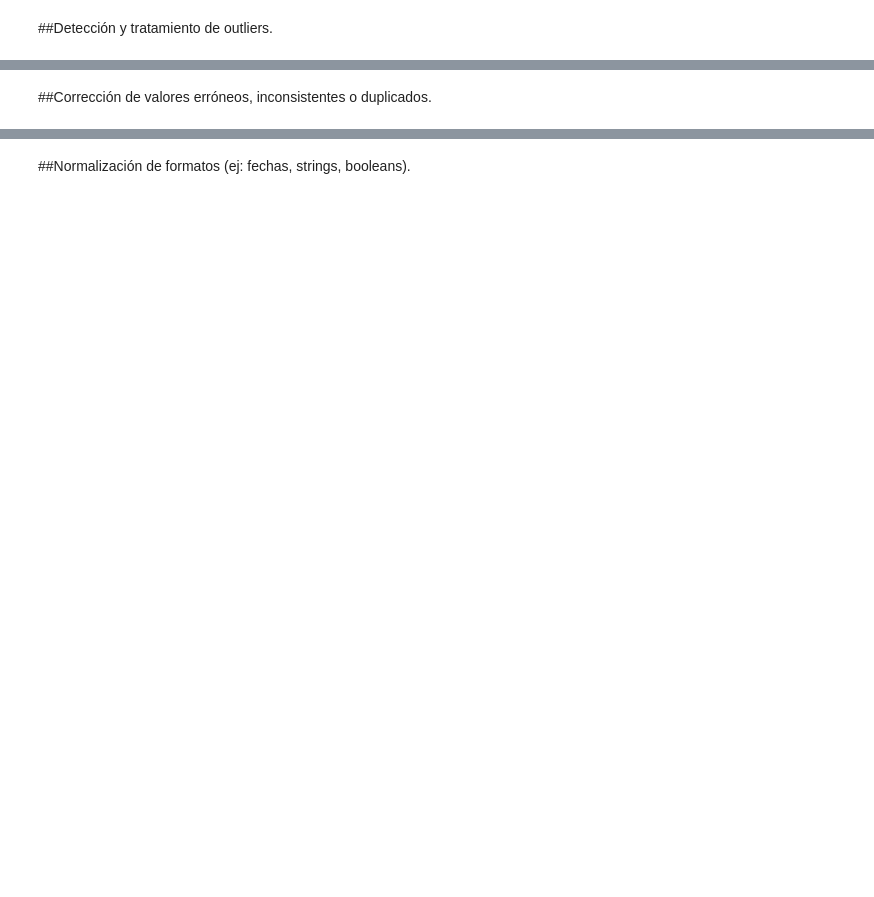
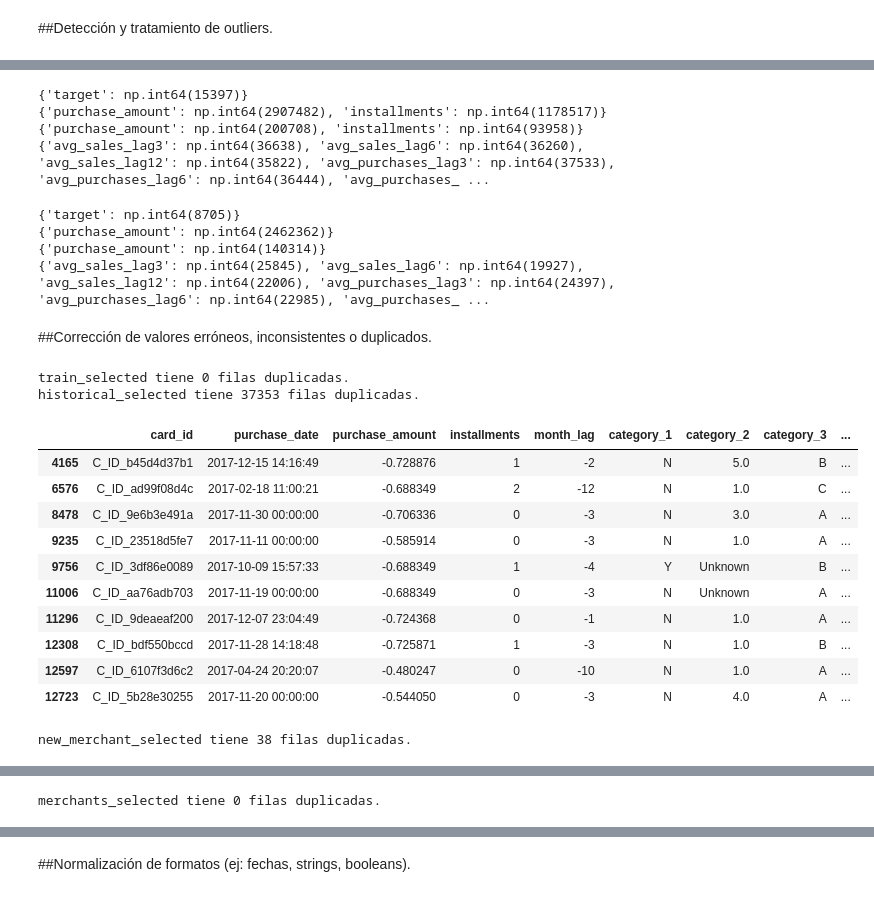
Before and after one commit to paulsantillan787/elo-data-mining, a Jupyter notebook: Preparacion_de_los_datos.ipynb, the cells around one changed output, grey strips where cells are left out. Saved outputs shown, nothing was run; the diff lists cells and outputs as text; code cells hidden in the pictures; blank space fills up the shorter version.

```diff
--- a/Preparacion_de_los_datos.ipynb
+++ b/Preparacion_de_los_datos.ipynb
@@ -137,0 +325,10 @@ merchants_selected.to_csv("src/merchants_selected.csv", index=False)
+# %%
+print(detectar_outliers(train_selected, columnas_train))
+print(detectar_outliers(historical_selected, columnas_hist))
+print(detectar_outliers(new_merchant_selected, columnas_hist))
+print(detectar_outliers(merchants_selected, columnas_merchant))
+# %% [output]
+{'target': np.int64(15397)}
+{'purchase_amount': np.int64(2907482), 'installments': np.int64(1178517)}
+{'purchase_amount': np.int64(200708), 'installments': np.int64(93958)}
+{'avg_sales_lag3': np.int64(36638), 'avg_sales_lag6': np.int64(36260), 'avg_sales_lag12': np.int64(35822), 'avg_purchases_lag3': np.int64(37533), 'avg_purchases_lag6': np.int64(36444), 'avg_purchases_ ...
@@ -138,2 +358,39 @@ merchants_selected.to_csv("src/merchants_selected.csv", index=False)
+# %%
+print(detectar_outliers(train_selected, columnas_train))
+print(detectar_outliers(historical_selected, columnas_hist))
+print(detectar_outliers(new_merchant_selected, columnas_hist))
+print(detectar_outliers(merchants_selected, columnas_merchant))
+# %% [output]
+{'target': np.int64(8705)}
+{'purchase_amount': np.int64(2462362)}
+{'purchase_amount': np.int64(140314)}
+{'avg_sales_lag3': np.int64(25845), 'avg_sales_lag6': np.int64(19927), 'avg_sales_lag12': np.int64(22006), 'avg_purchases_lag3': np.int64(24397), 'avg_purchases_lag6': np.int64(22985), 'avg_purchases_ ...
 # %% [markdown]
 ##Corrección de valores erróneos, inconsistentes o duplicados.
+# %%
+def mostrar_duplicados(df, nombre_df="DataFrame"):
+    duplicados = df[df.duplicated()]
+    n = len(duplicados)
+    print(f"{nombre_df} tiene {n} filas duplicadas.")
+    if n > 0:
+        display(duplicados.head(10))
+# %%
+mostrar_duplicados(train_selected, "train_selected")
+mostrar_duplicados(historical_selected, "historical_selected")
+mostrar_duplicados(new_merchant_selected, "new_merchant_selected")
+mostrar_duplicados(merchants_selected, "merchants_selected")
+# %% [output]
+train_selected tiene 0 filas duplicadas.
+historical_selected tiene 37353 filas duplicadas.
+|  | card_id | purchase_date | purchase_amount | installments | month_lag | category_1 | category_2 | category_3 | ... |
+| 4165 | C_ID_b45d4d37b1 | 2017-12-15 14:16:49 | -0.728876 | 1 | -2 | N | 5.0 | B | ... |
+| 6576 | C_ID_ad99f08d4c | 2017-02-18 11:00:21 | -0.688349 | 2 | -12 | N | 1.0 | C | ... |
+| 8478 | C_ID_9e6b3e491a | 2017-11-30 00:00:00 | -0.706336 | 0 | -3 | N | 3.0 | A | ... |
+| 9235 | C_ID_23518d5fe7 | 2017-11-11 00:00:00 | -0.585914 | 0 | -3 | N | 1.0 | A | ... |
+| 9756 | C_ID_3df86e0089 | 2017-10-09 15:57:33 | -0.688349 | 1 | -4 | Y | Unknown | B | ... |
+| 11006 | C_ID_aa76adb703 | 2017-11-19 00:00:00 | -0.688349 | 0 | -3 | N | Unknown | A | ... |
+| 11296 | C_ID_9deaeaf200 | 2017-12-07 23:04:49 | -0.724368 | 0 | -1 | N | 1.0 | A | ... |
+| 12308 | C_ID_bdf550bccd | 2017-11-28 14:18:48 | -0.725871 | 1 | -3 | N | 1.0 | B | ... |
+| 12597 | C_ID_6107f3d6c2 | 2017-04-24 20:20:07 | -0.480247 | 0 | -10 | N | 1.0 | A | ... |
+| 12723 | C_ID_5b28e30255 | 2017-11-20 00:00:00 | -0.544050 | 0 | -3 | N | 4.0 | A | ... |
+new_merchant_selected tiene 38 filas duplicadas.
@@ -139,0 +408 @@ merchants_selected.to_csv("src/merchants_selected.csv", index=False)
+merchants_selected tiene 0 filas duplicadas.
```
Also changed, not shown: parts of 33 cells of this notebook.
